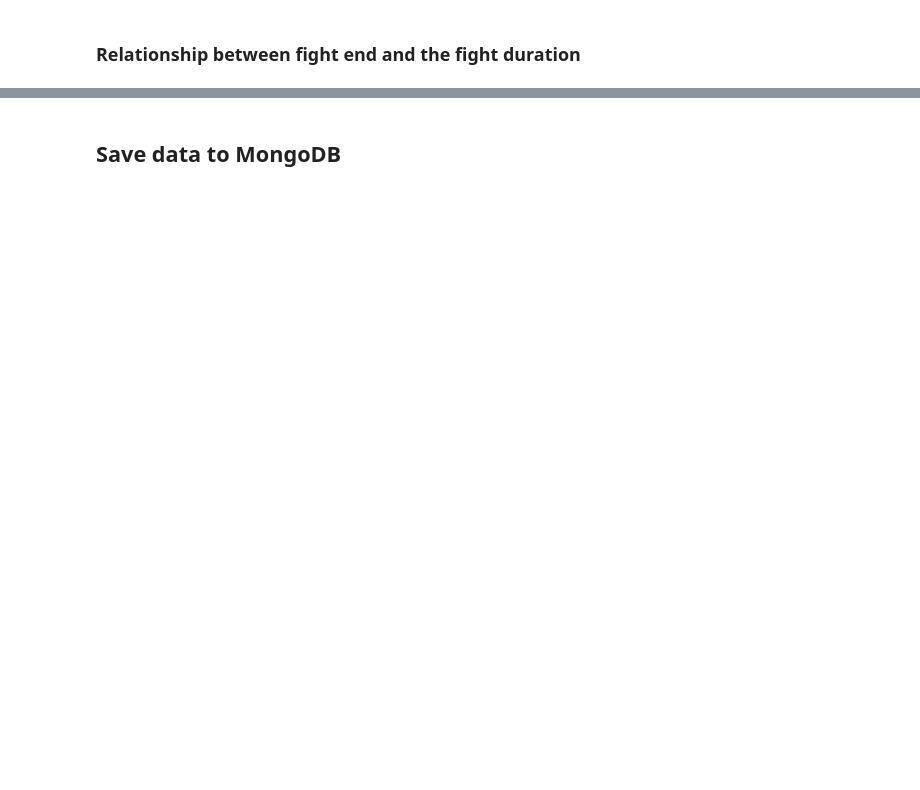
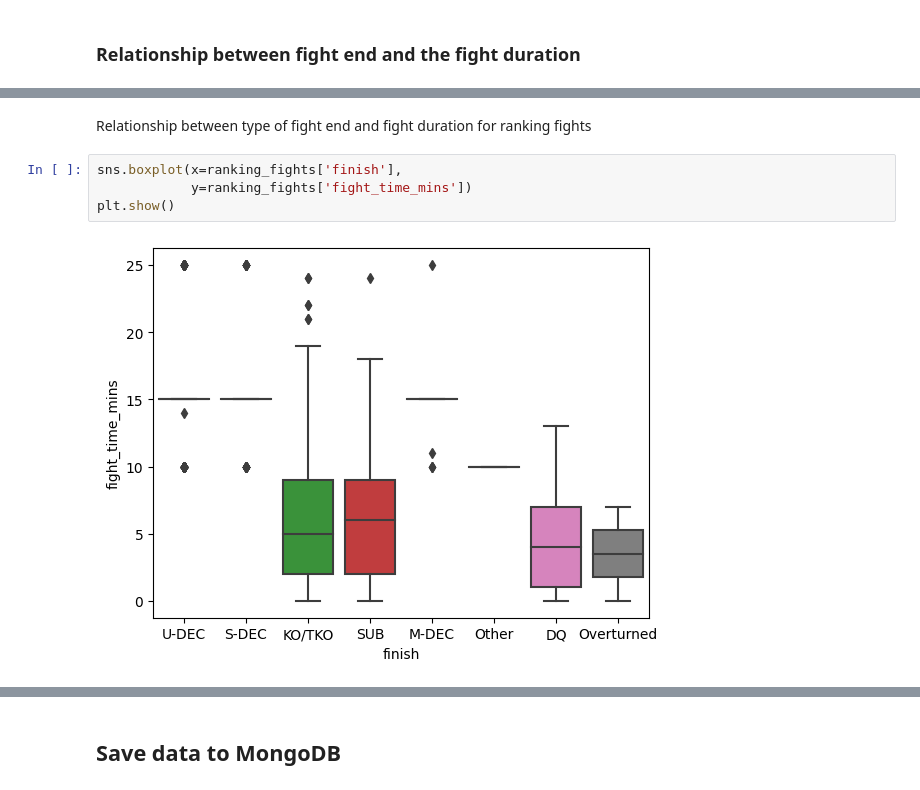
Before and after one commit to wilberquito/UFC-winner-predictor, a Jupyter notebook: lab/notebooks/ufc.ipynb, the cells around one changed output, grey strips where cells are left out. Saved outputs shown, nothing was run; the diff lists cells and outputs as text; blank space fills up the shorter version.

```diff
--- a/lab/notebooks/ufc.ipynb
+++ b/lab/notebooks/ufc.ipynb
@@ -312,0 +431,8 @@ finish_df.plot(kind='pie', title='Finish distribution')
+# %% [markdown]
+Relationship between type of fight end and fight duration for ranking fights
+# %%
+sns.boxplot(x=ranking_fights['finish'],
+            y=ranking_fights['fight_time_mins'])
+plt.show()
+# %% [output]
+[figure, added]
```
Also changed, not shown: parts of 29 cells of this notebook.
